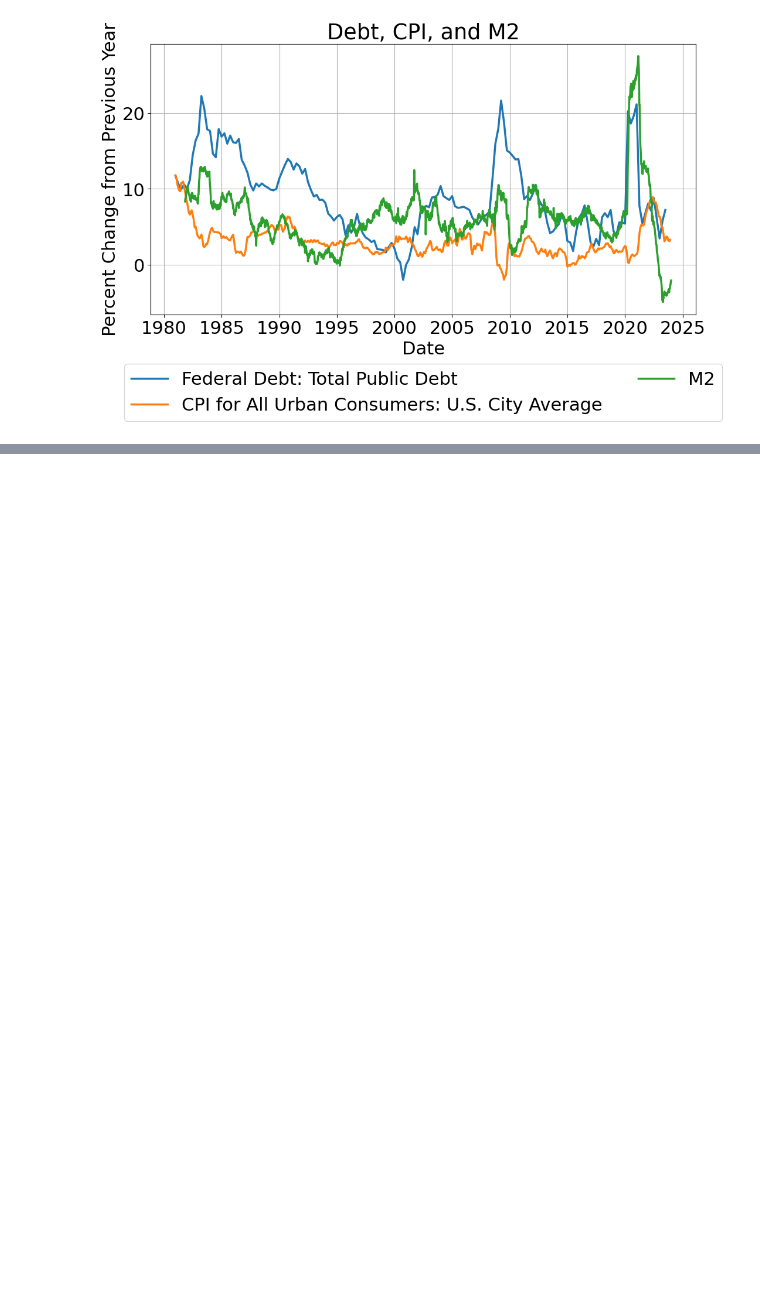
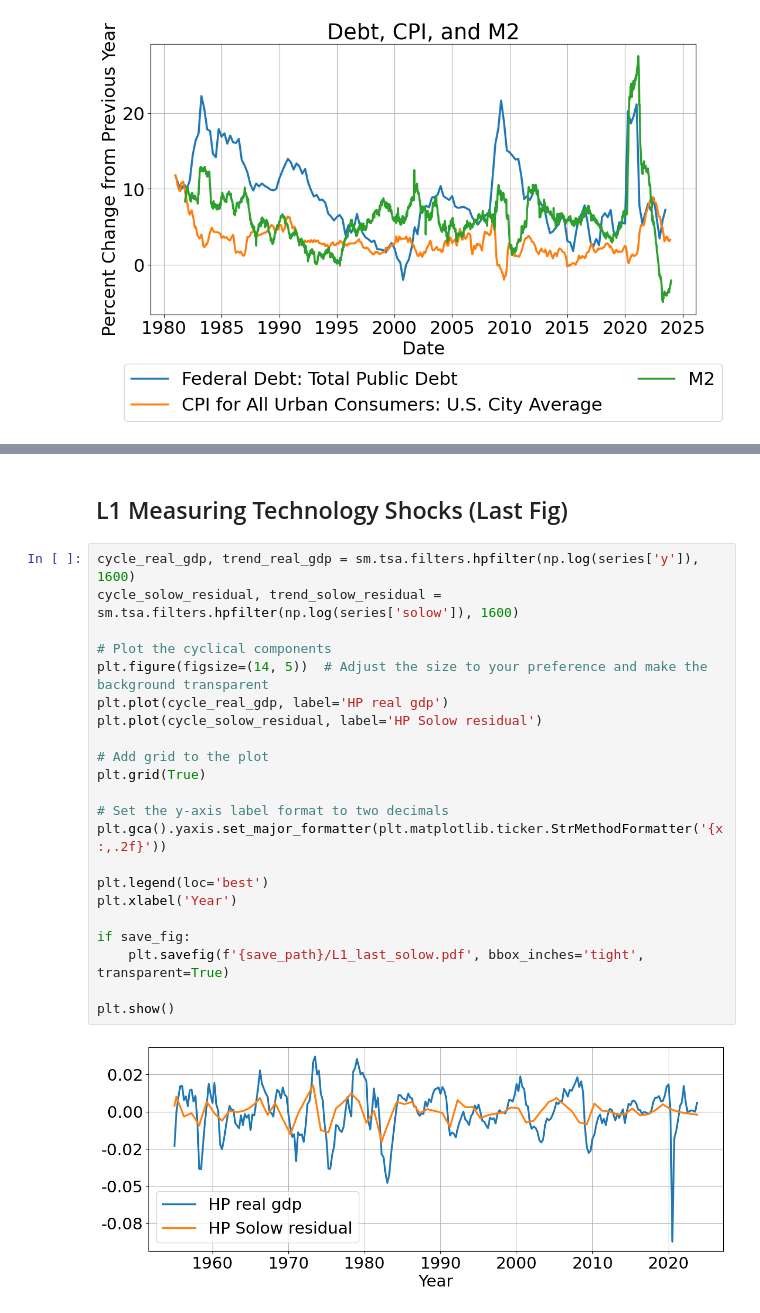
Before and after one commit to alexwellman/macrodata-wellman, a Jupyter notebook: Econ212/data_212.ipynb, the cells around one changed output, grey strips where cells are left out. Cells and saved outputs as stored; diff of their text form; blank space fills up the shorter version.

```diff
--- a/Econ212/data_212.ipynb
+++ b/Econ212/data_212.ipynb
@@ -1130,0 +1150,26 @@ plt.show()
+# %% [markdown]
+## L1 Measuring Technology Shocks (Last Fig)
+# %%
+cycle_real_gdp, trend_real_gdp = sm.tsa.filters.hpfilter(np.log(series['y']), 1600)
+cycle_solow_residual, trend_solow_residual = sm.tsa.filters.hpfilter(np.log(series['solow']), 1600)
+
+# Plot the cyclical components
+plt.figure(figsize=(14, 5))  # Adjust the size to your preference and make the background transparent
+plt.plot(cycle_real_gdp, label='HP real gdp')
+plt.plot(cycle_solow_residual, label='HP Solow residual')
+
+# Add grid to the plot
+plt.grid(True)
+
+# Set the y-axis label format to two decimals
+plt.gca().yaxis.set_major_formatter(plt.matplotlib.ticker.StrMethodFormatter('{x:,.2f}'))
+
+plt.legend(loc='best')
+plt.xlabel('Year')
+
+if save_fig:
+    plt.savefig(f'{save_path}/L1_last_solow.pdf', bbox_inches='tight', transparent=True)
+
+plt.show()
+# %% [output]
+[figure, added]
```
Also changed, not shown: parts of 1 cell of this notebook.
